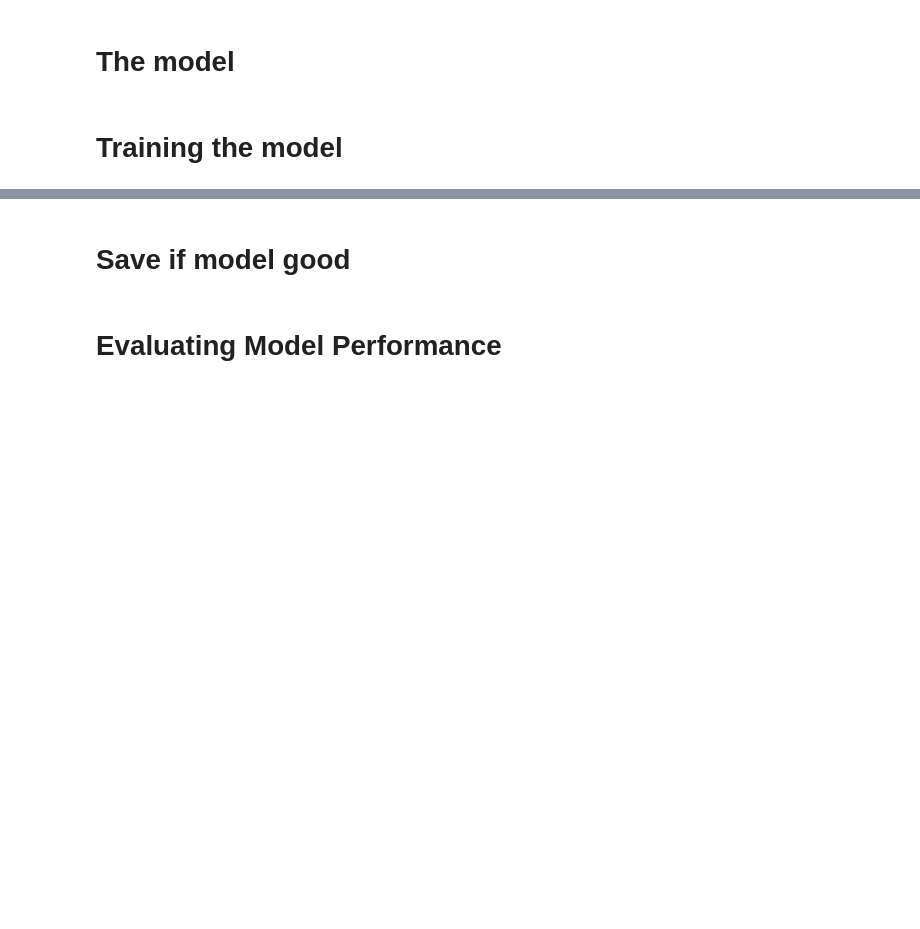
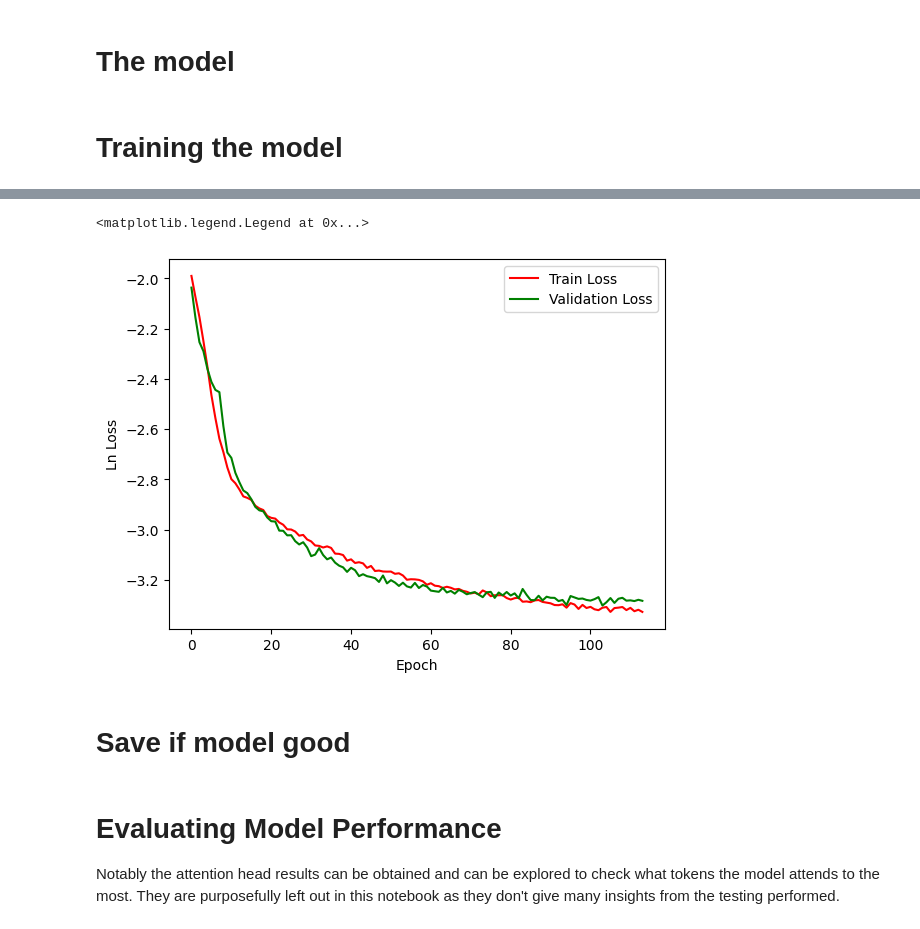
Before and after one commit to diegobaronm/VBFTransformer, a Jupyter notebook: notebooks/TranformerRegression.ipynb, the cells around one changed output, grey strips where cells are left out. Saved outputs shown, nothing was run; the diff lists cells and outputs as text; code cells hidden in the pictures; blank space fills up the shorter version.

Commit message:
Compiled and cleaned the two main jupyter notebooks

```diff
--- a/notebooks/TranformerRegression.ipynb
+++ b/notebooks/TranformerRegression.ipynb
@@ -391,9 +442,9 @@ for i in range(len(Extra_train[0])):
 # Hence each particle will be its own token and in each of these the extra feature will be added at the end
 # Despite against common sense of feeding the model tokens with one equal feature, this has shown to give the best results
 
-X_train = X_train.reshape(X_train.shape[0], 5, 3)
-X_val   = X_val.reshape(X_val.shape[0], 5, 3)
-X_test  = X_test.reshape(X_test.shape[0], 5, 3)
+X_train = X_train.reshape(X_train.shape[0], 5, 8)
+X_val   = X_val.reshape(X_val.shape[0], 5, 8)
+X_test  = X_test.reshape(X_test.shape[0], 5, 8)
 
 X_train = X_train.transpose(0, 2, 1)
 X_val = X_val.transpose(0, 2, 1)
@@ -402,18 +453,15 @@ X_test = X_test.transpose(0, 2, 1)
 print(X_train.shape)
 
 extra_train_repeated = np.repeat(Extra_train[:, :, np.newaxis], X_train.shape[2], axis=2)
-X_train_new = np.concatenate([X_train, extra_train_repeated], axis=1)
+X_train = np.concatenate([X_train, extra_train_repeated], axis=1)
 extra_val_repeated = np.repeat(Extra_val[:, :, np.newaxis], X_val.shape[2], axis=2)
-X_val_new = np.concatenate([X_val, extra_val_repeated], axis=1)
+X_val = np.concatenate([X_val, extra_val_repeated], axis=1)
 extra_test_repeated = np.repeat(Extra_test[:, :, np.newaxis], X_test.shape[2], axis=2)
-X_test_new = np.concatenate([X_test, extra_test_repeated], axis=1)
+X_test = np.concatenate([X_test, extra_test_repeated], axis=1)
 
-print(X_train_new.shape)
-print(X_train)
-print(X_train_new)
+print(X_train.shape)
 
-target_scaler = StandardScaler()
-y_train = target_scaler.fit_transform(y_train.reshape(-1, 1)).T[0]
-y_val   = target_scaler.transform(y_val.reshape(-1, 1)).T[0]
-y_test  = target_scaler.transform(y_test.reshape(-1, 1)).T[0]
+# printing the first two tokens to check they both have the same final mz_mmc value
+print(X_train[0, :, 0])
+print(X_train[0, :, 1])
 # %% [output]
@@ -509,6 +546,7 @@ class BasicTransformer(nn.Module):
                 nhead=nhead,
                 batch_first=True,
                 norm_first=True,
+                dropout=dropout,
             ) for _ in range(num_layers)
         ])
 
@@ -539,14 +577,14 @@ class BasicTransformer(nn.Module):
             return x, all_attentions
         return x
 # %%
-input_dim = X_train.shape[1]
+input_dim = X_train.shape[2]
 model = BasicTransformer(input_dim, nhead=8, num_layers=2, dnn_layers=[64, 128], dropout=0.15)
 model = model.to(device)
 
 LR = 0.00003
 Weight_decay = 1e-3
 
-optimizer = torch.optim.AdamW(model.parameters(), lr=0.00005, weight_decay=0)
+optimizer = torch.optim.AdamW(model.parameters(), lr=LR, weight_decay=Weight_decay)
 criterion = nn.SmoothL1Loss(beta=2.0, reduction='mean')
 # summary(model, input_size=(1, X_train.shape[1], X_train.shape[2]))
 # %% [markdown]
@@ -558,9 +596,10 @@ val_losses = []
 best_val_loss = float('inf')
 best_model_state = None
 
-scheduler = optim.lr_scheduler.CosineAnnealingLR(optimizer, T_max=50, eta_min=1e-6)
+lr_scheduler_patience = 5
+scheduler = ReduceLROnPlateau(optimizer, mode='min', factor=0.5, patience=lr_scheduler_patience)
 
-patience = 10       # how many epochs to wait before stopping after no improvement
+patience = 10      # how many epochs to wait before stopping after no improvement
 epochs_no_improve = 0
 num_epochs = 500
 
@@ -593,7 +632,7 @@ for epoch in range(num_epochs):
 
     val_loss /= len(val_loader)
     val_losses.append(val_loss)
-    scheduler.step()
+    scheduler.step(val_loss)
 
     # Early stopping logic
     if val_loss < best_val_loss:
@@ -604,7 +643,7 @@ for epoch in range(num_epochs):
         epochs_no_improve += 1
 
     current_lr = optimizer.param_groups[0]['lr']
-    print(f"Epoch {epoch+1}/{NUM_EPOCHS}, Train Loss: {train_loss:.4f}, Val Loss: {val_loss:.4f}, LR: {current_lr:.6f}", end='\r')
+    print(f"Epoch {epoch+1}/{num_epochs}, Train Loss: {train_loss:.4f}, Val Loss: {val_loss:.4f}, LR: {current_lr:.6f}", end='\r')
 
     if epochs_no_improve >= patience:
         print(f"\nEarly stopping triggered after {epoch+1} epochs.")
@@ -615,9 +658,12 @@ model.load_state_dict(best_model_state)
 # %%
-plt.plot(train_losses, label='Train Loss', color='red')
-plt.plot(val_losses, label='Validation Loss', color='green')
+plt.plot(np.log(train_losses), label='ln Train Loss', color='red')
+plt.plot(np.log(val_losses), label='ln Validation Loss', color='green')
 plt.xlabel('Epoch')
-plt.ylabel('Loss')
+plt.ylabel('Ln Loss')
 plt.legend(['Train Loss', 'Validation Loss'])
+# %% [output]
+<matplotlib.legend.Legend at 0x...>
+[figure, added]
 # %% [markdown]
 # Save if model good
 # %%
@@ -626,6 +672,7 @@ if save_model:
     torch.save(model.state_dict(), 'model_weights.pth')
 # %% [markdown]
 # Evaluating Model Performance
+Notably the attention head results can be obtained and can be explored to check what tokens the model attends to the most. They are purposefully left out in this notebook as they don't give many insights from the testing performed.
 # %%
 # Force everything on CPU
 device = torch.device("cpu")
```
Also changed, not shown: parts of 13 cells of this notebook, 1 other file.
